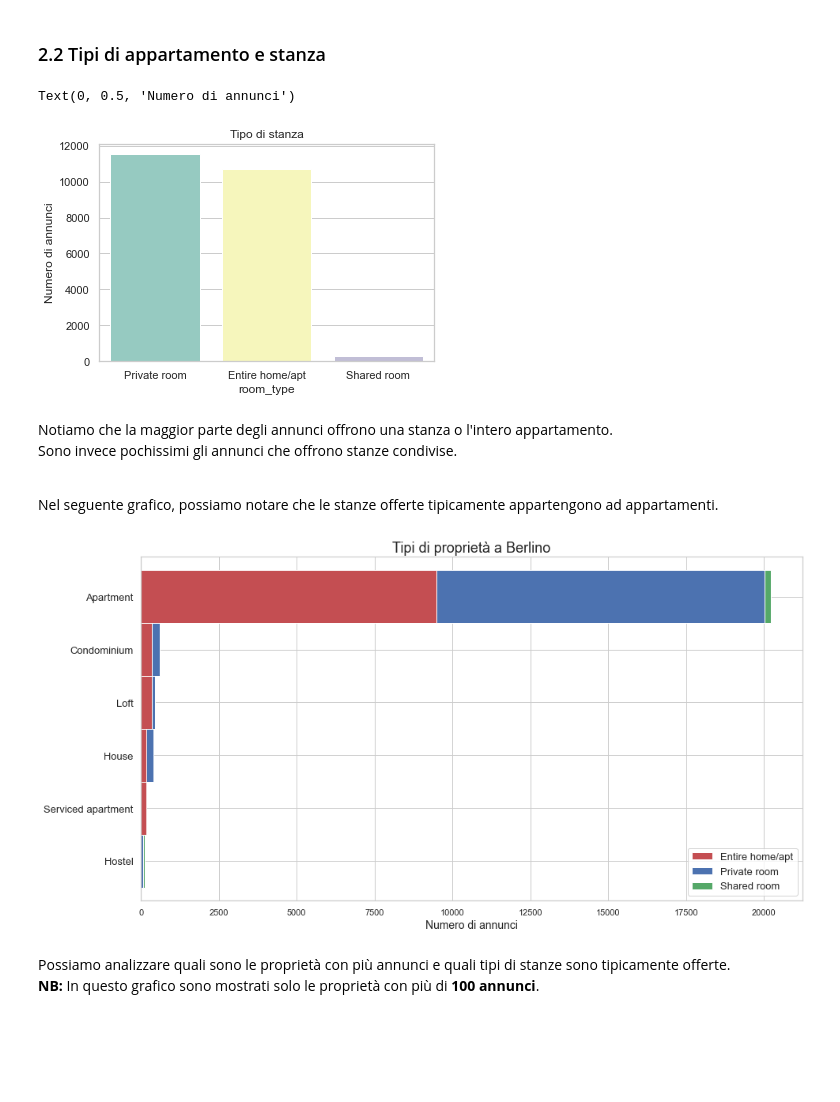
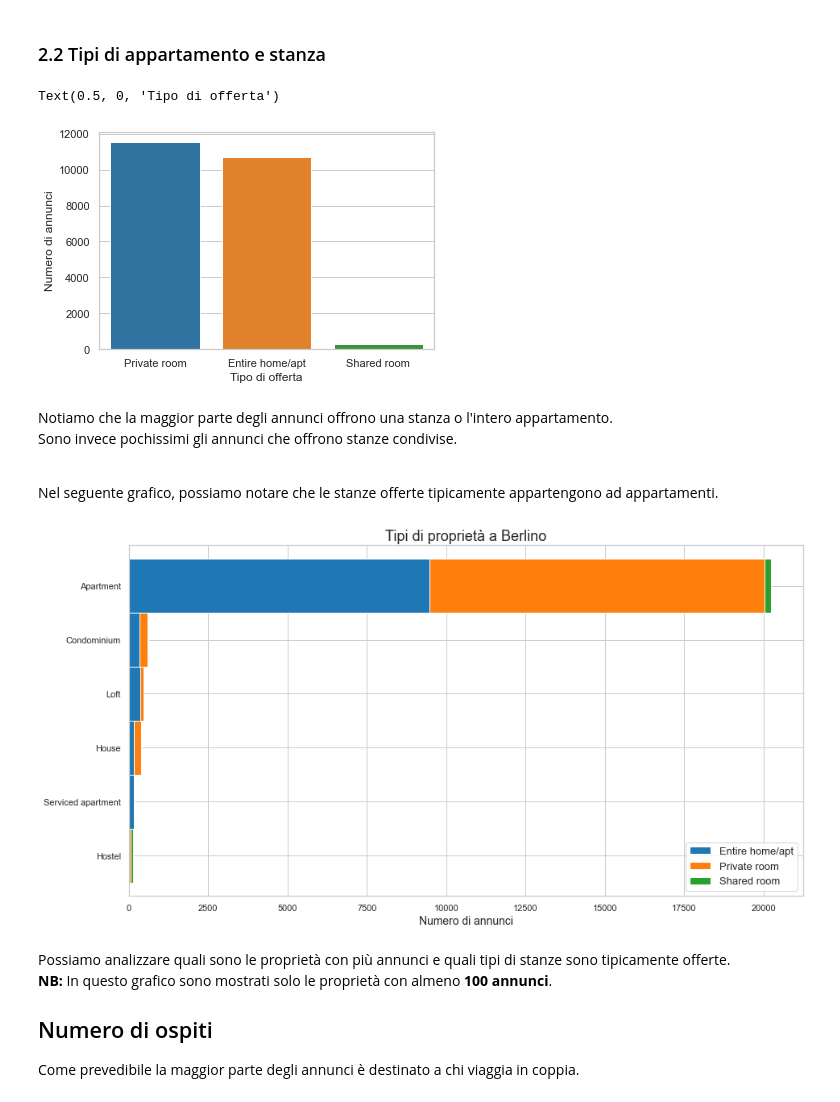
Before and after one commit to ff225/DataAnalytics, a Jupyter notebook: BerlinAirBnb.ipynb, the cells around one changed output. Saved outputs shown, nothing was run; the diff lists cells and outputs as text; code cells hidden in the pictures; blank space fills up the shorter version.

```diff
--- a/BerlinAirBnb.ipynb
+++ b/BerlinAirBnb.ipynb
@@ -161,14 +161,14 @@ map1
 # %% [markdown]
 ### 2.2 Tipi di appartamento e stanza
 # %%
-room_type = listing['room_type'].value_counts().sort_values(ascending=False).index[::]
+room_type = listing['room_type'].value_counts().sort_values(ascending=False).index
 sns.set_theme(style="whitegrid")
-sns.countplot(palette="Set3", x=listing['room_type'], order=room_type)
-plt.title('Tipo di stanza')
+sns.countplot(palette="tab10", x='room_type', data=listing, order=room_type)
 plt.ylabel('Numero di annunci')
+plt.xlabel('Tipo di offerta')
 # %% [output]
-Text(0, 0.5, 'Numero di annunci')
+Text(0.5, 0, 'Tipo di offerta')
-[figure, old version]
+[figure, new version]
 # %% [markdown]
 Notiamo che la maggior parte degli annunci offrono una stanza o l'intero appartamento.<br>
 Sono invece pochissimi gli annunci che offrono stanze condivise.<br><br>
@@ -181,7 +181,9 @@ prop['total'] = prop.sum(axis=1)
 prop = prop.sort_values(by=['total'])
 prop = prop[prop['total']>=100]
 prop = prop.drop(columns=['total'])
-prop.plot(kind='barh',stacked=True, color = ["r","b","g"],
+
+
+prop.plot(kind='barh', stacked=True, color = sns.color_palette('tab10'),
               linewidth = 1, grid=True, figsize=(15,8), width=1)
 plt.title('Tipi di proprietà a Berlino', fontsize=18)
 plt.xlabel('Numero di annunci', fontsize=14)
@@ -189,7 +191,10 @@ plt.ylabel('')
 plt.legend(loc = 4,prop = {"size" : 13})
 plt.show()
 # %% [output]
-[figure, old version]
+[figure, new version]
 # %% [markdown]
 Possiamo analizzare quali sono le proprietà con più annunci e quali tipi di stanze sono tipicamente offerte.<br>
-__NB:__ In questo grafico sono mostrati solo le proprietà con più di __100 annunci__.
+__NB:__ In questo grafico sono mostrati solo le proprietà con almeno __100 annunci__.
+
+## Numero di ospiti
+Come prevedibile la maggior parte degli annunci è destinato a chi viaggia in coppia.
```
Also changed, not shown: parts of 7 cells of this notebook.
